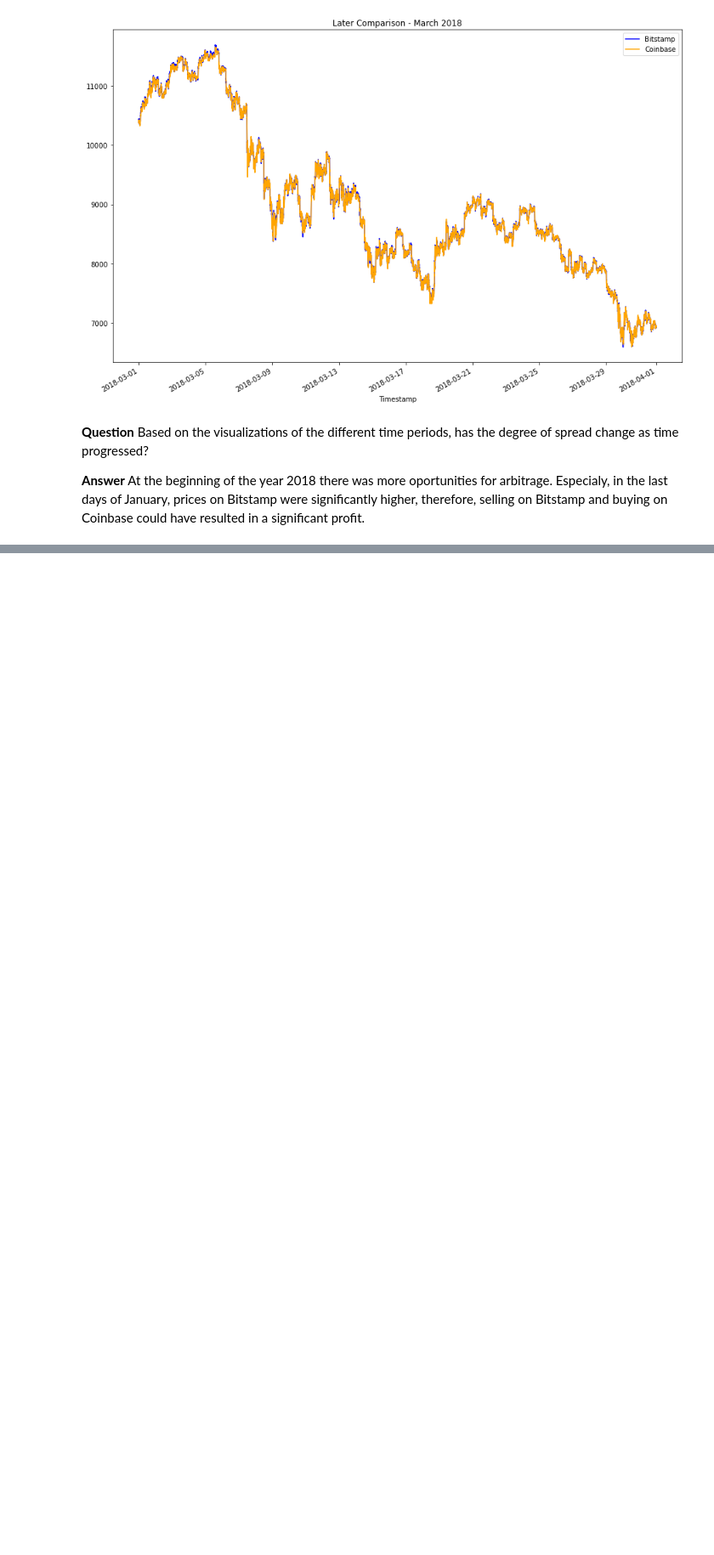
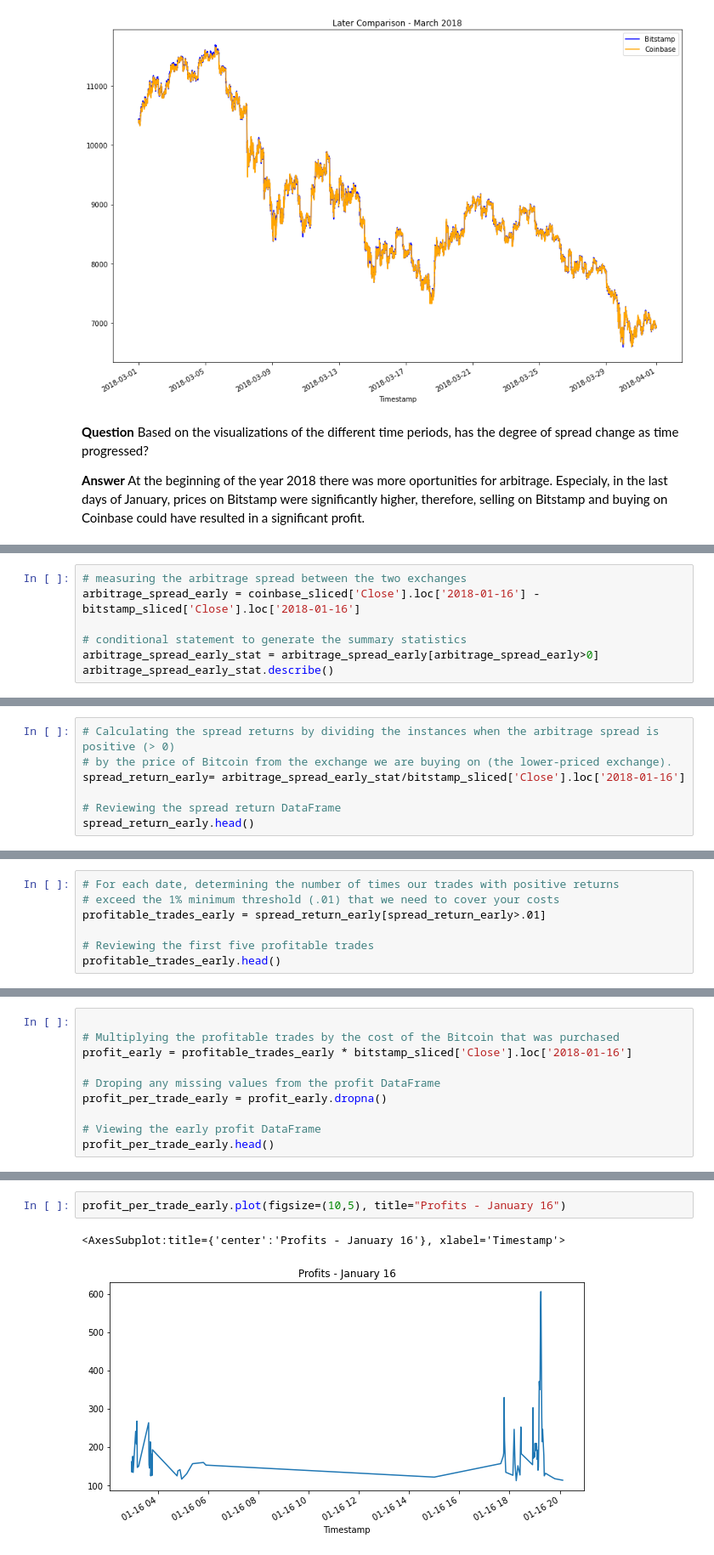
Before and after one commit to MagdaSvim/crypto_arbitrage, a Jupyter notebook: crypto_arbitrage.ipynb, the cells around one changed output, grey strips where cells are left out. Shown at 85% size. Drawn from its saved outputs; the diff is of its cells as text; blank space fills up the shorter version.

Commit message:
final version - ready for review

```diff
--- a/crypto_arbitrage.ipynb
+++ b/crypto_arbitrage.ipynb
@@ -583,0 +361,7 @@ cumulative_profit_early = # YOUR CODE HERE
+# %%
+# measuring the arbitrage spread between the two exchanges
+arbitrage_spread_early = coinbase_sliced['Close'].loc['2018-01-16'] - bitstamp_sliced['Close'].loc['2018-01-16']
+
+# conditional statement to generate the summary statistics
+arbitrage_spread_early_stat = arbitrage_spread_early[arbitrage_spread_early>0]
+arbitrage_spread_early_stat.describe()
@@ -583,0 +410,7 @@ cumulative_profit_early = # YOUR CODE HERE
+# %%
+# Calculating the spread returns by dividing the instances when the arbitrage spread is positive (> 0)
+# by the price of Bitcoin from the exchange we are buying on (the lower-priced exchange).
+spread_return_early= arbitrage_spread_early_stat/bitstamp_sliced['Close'].loc['2018-01-16']
+
+# Reviewing the spread return DataFrame
+spread_return_early.head()
@@ -583,0 +449,7 @@ cumulative_profit_early = # YOUR CODE HERE
+# %%
+# For each date, determining the number of times our trades with positive returns
+# exceed the 1% minimum threshold (.01) that we need to cover your costs
+profitable_trades_early = spread_return_early[spread_return_early>.01]
+
+# Reviewing the first five profitable trades
+profitable_trades_early.head()
@@ -583,0 +492,10 @@ cumulative_profit_early = # YOUR CODE HERE
+# %%
+
+# Multiplying the profitable trades by the cost of the Bitcoin that was purchased
+profit_early = profitable_trades_early * bitstamp_sliced['Close'].loc['2018-01-16']
+
+# Droping any missing values from the profit DataFrame
+profit_per_trade_early = profit_early.dropna()
+
+# Viewing the early profit DataFrame
+profit_per_trade_early.head()
@@ -583,0 +524,5 @@ cumulative_profit_early = # YOUR CODE HERE
+# %%
+profit_per_trade_early.plot(figsize=(10,5), title="Profits - January 16")
+# %% [output]
+<AxesSubplot:title={'center':'Profits - January 16'}, xlabel='Timestamp'>
+[figure, added]
```
Also changed, not shown: parts of 108 cells of this notebook, 1 other file.
